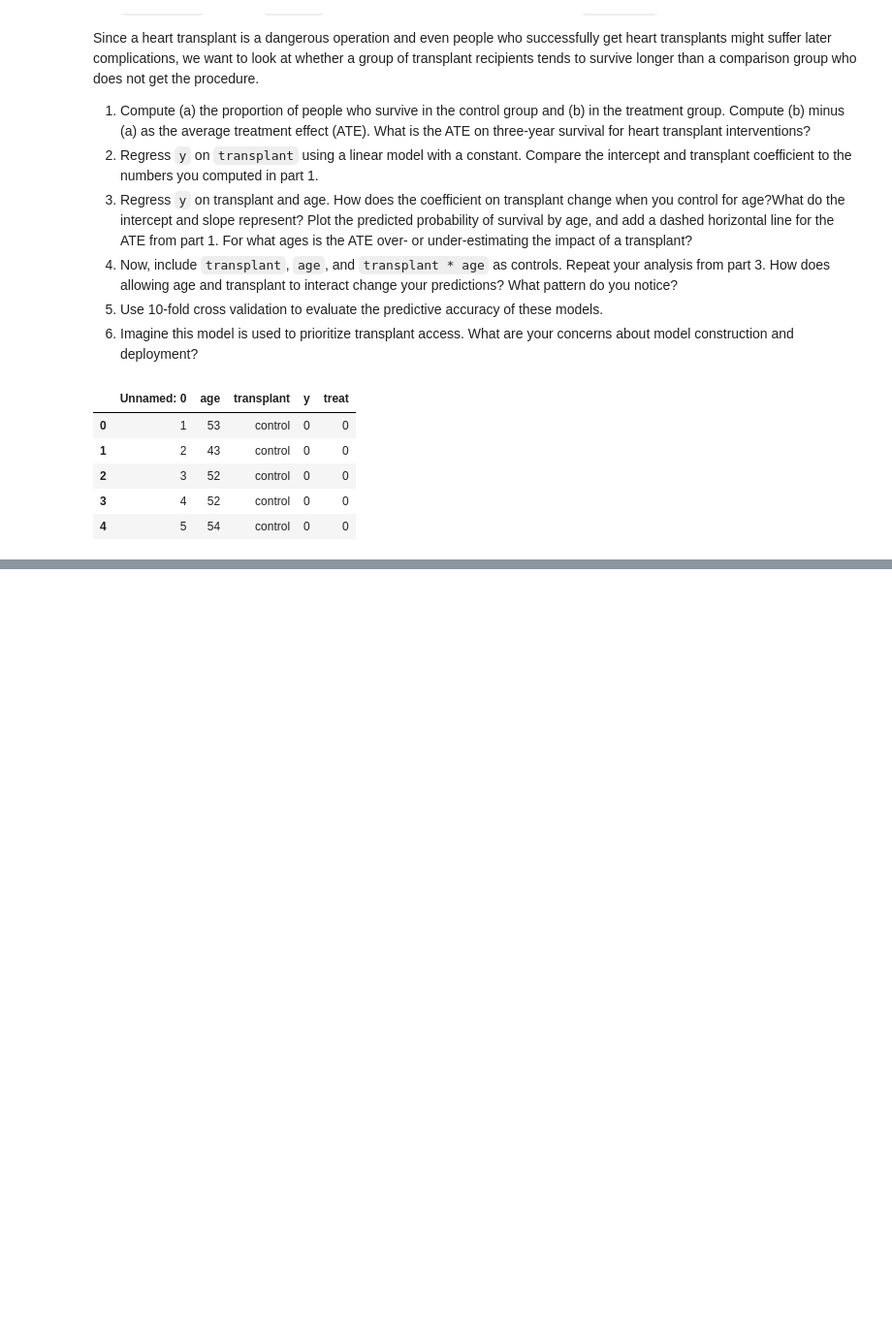
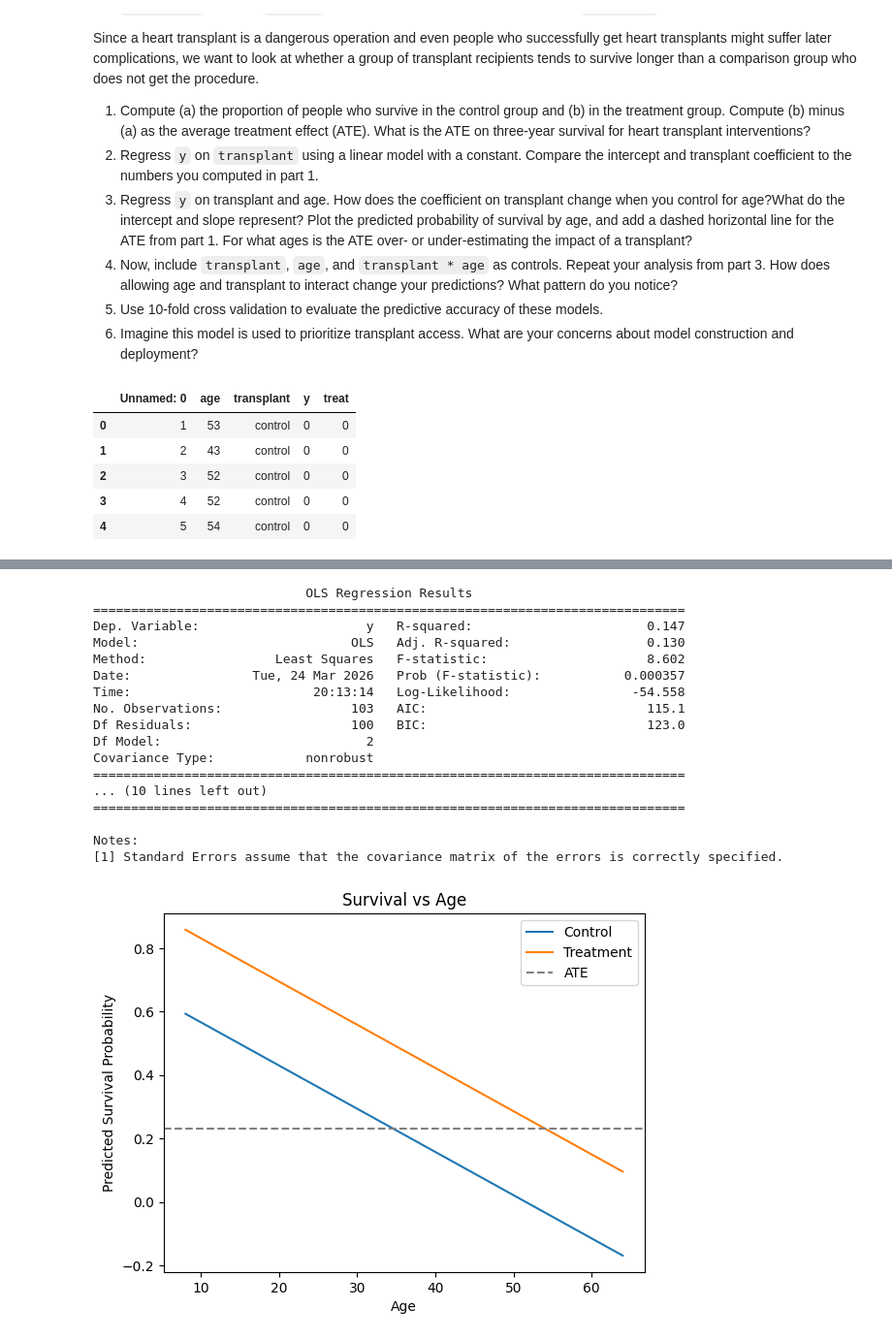
Before and after one commit to namithatholasi/undergrad_ml_assignments, a Jupyter notebook: 03_assignment_linear_models.ipynb, the cells around one changed output, grey strips where cells are left out. Shown at 97% size. Saved outputs shown, nothing was run; the diff lists cells and outputs as text; code cells hidden in the pictures; blank space fills up the shorter version.

```diff
--- a/03_assignment_linear_models.ipynb
+++ b/03_assignment_linear_models.ipynb
@@ -493,3 +493,12 @@ df.head()
 | 4 | 5 | 54 | control | 0 | 0 |
 # %%
 #Q4.1
+
+control_mean = df[df['treat'] == 0]['y'].mean()
+treatment_mean = df[df['treat'] == 1]['y'].mean()
+
+ATE = treatment_mean - control_mean
+
+print("Control survival rate:", control_mean)
+print("Treatment survival rate:", treatment_mean)
+print("ATE:", ATE)
@@ -495,0 +513,6 @@ df.head()
+# %%
+#Q4.2
+
+X = sm.add_constant(df['treat'])
+model = sm.OLS(df['y'], X).fit()
+print(model.summary())
@@ -495,0 +541,51 @@ df.head()
+# %%
+#Q4.3
+
+X = sm.add_constant(df[['treat', 'age']])
+model = sm.OLS(df['y'], X).fit()
+print(model.summary())
+
+age_grid = np.linspace(df['age'].min(), df['age'].max(), 100)
+
+pred_control_df = pd.DataFrame({
+    'const': 1,
+    'treat': 0,
+    'age': age_grid
+})
+pred_control = model.predict(pred_control_df)
+
+
+pred_treat_df = pd.DataFrame({
+    'const': 1,
+    'treat': 1,
+    'age': age_grid
+})
+pred_treat = model.predict(pred_treat_df)
+
+plt.plot(age_grid, pred_control, label='Control')
+plt.plot(age_grid, pred_treat, label='Treatment')
+plt.axhline(y=ATE, linestyle='--', color='gray', label='ATE')
+plt.xlabel('Age')
+plt.ylabel('Predicted Survival Probability')
+plt.legend()
+plt.title('Survival vs Age')
+plt.show()
+# %% [output]
+                            OLS Regression Results
+==============================================================================
+Dep. Variable:                      y   R-squared:                       0.147
+Model:                            OLS   Adj. R-squared:                  0.130
+Method:                 Least Squares   F-statistic:                     8.602
+Date:                Tue, 24 Mar 2026   Prob (F-statistic):           0.000357
+Time:                        20:13:14   Log-Likelihood:                -54.558
+No. Observations:                 103   AIC:                             115.1
+Df Residuals:                     100   BIC:                             123.0
+Df Model:                           2
+Covariance Type:            nonrobust
+==============================================================================
+... (10 lines left out)
+==============================================================================
+
+Notes:
+[1] Standard Errors assume that the covariance matrix of the errors is correctly specified.
+[figure, added]
```
Also changed, not shown: parts of 15 cells of this notebook.
